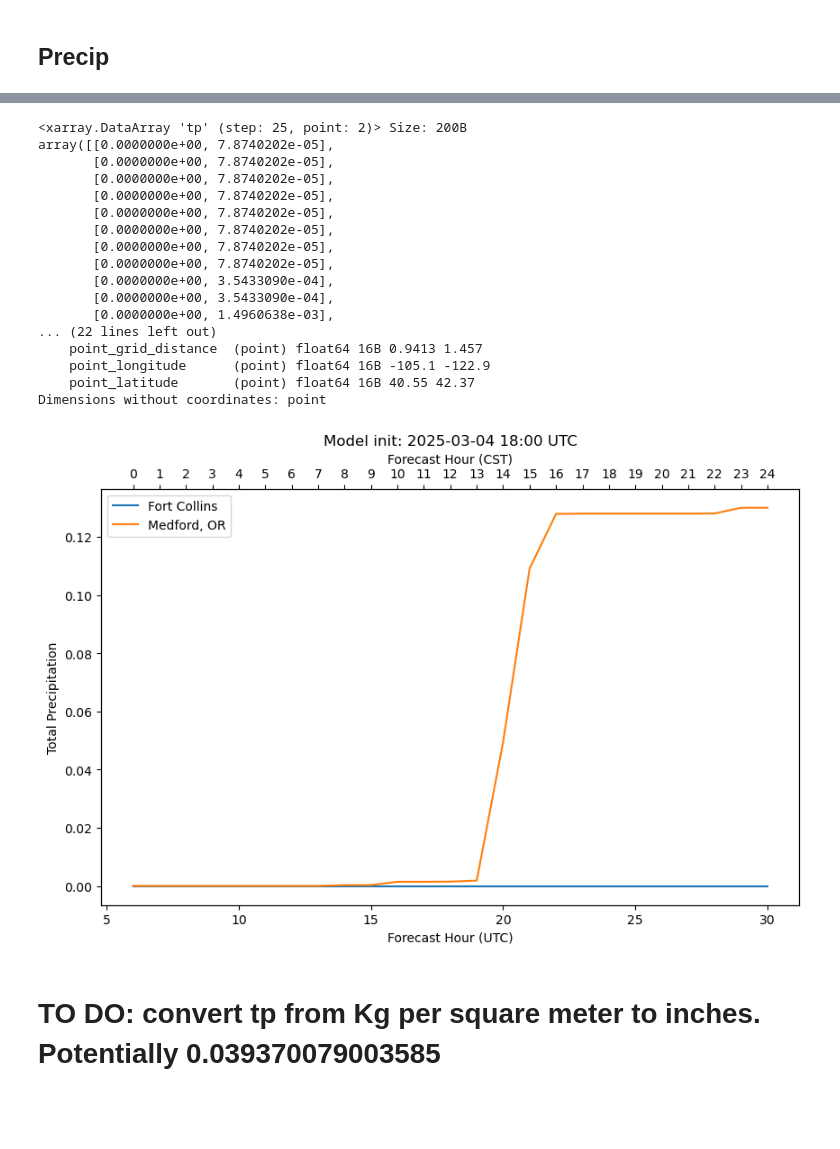
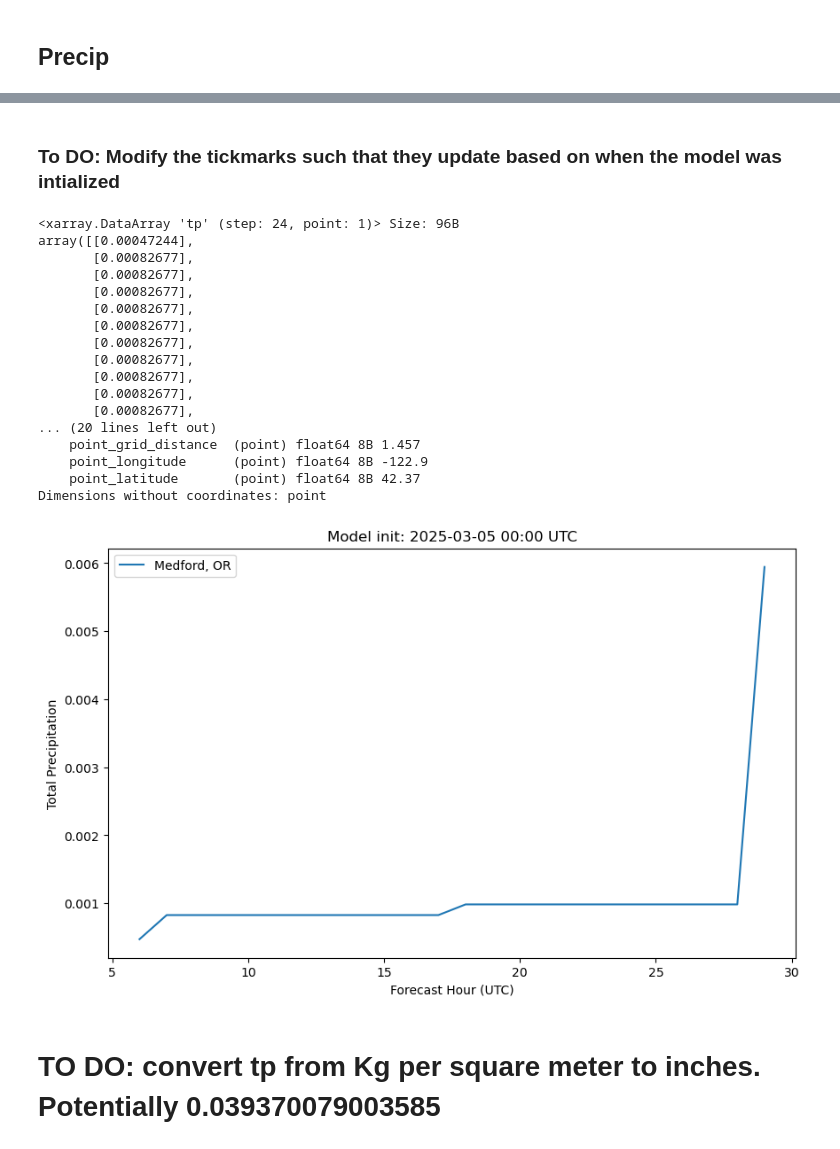
Before and after one commit to jameslarsonclimate/website, a Jupyter notebook: pull_NWP_data.ipynb, the cells around one changed output, grey strips where cells are left out. Drawn from its saved outputs; the diff is of its cells as text; code cells hidden in the pictures; blank space fills up the shorter version.

```diff
--- a/pull_NWP_data.ipynb
+++ b/pull_NWP_data.ipynb
@@ -6,9 +6,20 @@ import matplotlib.pyplot as plt
 import pandas as pd
 import xarray as xr
 import numpy as np
+from datetime import datetime, timedelta
+
 
 # Define the points of interest
-# [Fort Collins, Erie]
-points = pd.DataFrame({"longitude": [-105.082396, -80.172745],
-                       "latitude": [40.548843, 42.083850],
+cityName = "Medford, OR"
+points = pd.DataFrame({"longitude": [-122.873062], # [Medford, OR]
+                       "latitude":  [42.368191],  # [Medford, OR]
                        })
+# points = pd.DataFrame({"longitude": [-105.082396, -122.873062], # [Fort Collins, Medford, OR]
+#                        "latitude":  [40.548843,    42.368191],  # [Fort Collins, Medford, OR]
+#                        })
+
+# forecastInit = get_latest_forecast_cycle()
+forecastInit = pd.Timestamp(2025, 3, 5, 18, 0)
+
+# Use the function to calculate forecast range
+forecastRange = calculate_forecast_range(forecastInit)
@@ -95,19 +104,15 @@ H = FastHerbie(
     [get_latest_forecast_cycle()],
     model="hrrr",
     product="sfc",
-    fxx=list(range(6, 31)),
+    fxx=list(range(6, 30)),
 )
-
-points = pd.DataFrame({"longitude": [-105.082396, -122.873062], # [Fort Collins, Medford, OR]
-                       "latitude": [40.548843, 42.368191],
-                       })
 
 t2m_ds = H.xarray("TMP:2 m above", backend_kwargs={'decode_times':False}
                   ).herbie.pick_points(points, method="nearest")
 
-t2m_ds
+t2m_ds = (t2m_ds['t2m'] - 273.15) * 1.8 + 32
 
-t2m_ds = (t2m_ds['t2m'] - 273.15) * 1.8 + 32
+# t2m_ds
 # %%
 # Create the plot
 fig, ax1 = plt.subplots(figsize=(10, 6))
@@ -178,66 +159,59 @@ H
+# %% [markdown]
+### To DO: Modify the tickmarks such that they update based on when the model was intialized
 # %%
 # Load in the data
 H = FastHerbie(
     [get_latest_forecast_cycle()],
     model="hrrr",
     product="sfc",
-    fxx=list(range(6, 31)),
+    fxx=list(range(5, 30)),
 )
 
 tp = H.xarray("APCP", backend_kwargs={'decode_times':False}
               ).herbie.pick_points(points, method="nearest"
                                    )['tp']
 tp = tp * 0.0393701  # Convert mm (1 kg m^-2 = 1 mm) to inches
+tp = tp[1:] - tp[0]  # Subtract the total precipitation that falls before 06UTC
 tp
 # %% [output]
-<xarray.DataArray 'tp' (step: 25, point: 2)> Size: 200B
-array([[0.0000000e+00, 7.8740202e-05],
-       [0.0000000e+00, 7.8740202e-05],
-       [0.0000000e+00, 7.8740202e-05],
-       [0.0000000e+00, 7.8740202e-05],
-       [0.0000000e+00, 7.8740202e-05],
-       [0.0000000e+00, 7.8740202e-05],
-       [0.0000000e+00, 7.8740202e-05],
-       [0.0000000e+00, 7.8740202e-05],
-       [0.0000000e+00, 3.5433090e-04],
-       [0.0000000e+00, 3.5433090e-04],
-       [0.0000000e+00, 1.4960638e-03],
-... (22 lines left out)
-    point_grid_distance  (point) float64 16B 0.9413 1.457
-    point_longitude      (point) float64 16B -105.1 -122.9
-    point_latitude       (point) float64 16B 40.55 42.37
+<xarray.DataArray 'tp' (step: 24, point: 1)> Size: 96B
+array([[0.00047244],
+       [0.00082677],
+       [0.00082677],
+       [0.00082677],
+       [0.00082677],
+       [0.00082677],
+       [0.00082677],
+       [0.00082677],
+       [0.00082677],
+       [0.00082677],
+       [0.00082677],
+... (20 lines left out)
+    point_grid_distance  (point) float64 8B 1.457
+    point_longitude      (point) float64 8B -122.9
+    point_latitude       (point) float64 8B 42.37
 Dimensions without coordinates: point
 # %%
 
 # Create the plot
 fig, ax1 = plt.subplots(figsize=(10, 6))
 
 # Add title with datetime_index
 plt.title(f"Model init: {get_latest_forecast_cycle().strftime('%Y-%m-%d %H:%M')} UTC")
 
-fort_collins = tp.sel(point=0).values
-city2 = tp.sel(point=1).values
+city2 = tp.sel(point=0).values
 
 # Plot on primary axis (UTC)
-ax1.plot(np.arange(6,31), fort_collins, label='Fort Collins')
-ax1.plot(np.arange(6,31), city2, label='Medford, OR')
+ax1.plot(np.arange(6,30), city2, label='Medford, OR')
 ax1.set_xlabel('Forecast Hour (UTC)')
 ax1.set_ylabel('Total Precipitation')
-
-# Create secondary x-axis for CST
-ax2 = ax1.twiny()
-cst_hours = np.arange(0,25)  # UTC-6
-ax2.set_xlim(ax1.get_xlim())
-ax2.set_xticks(np.arange(6,31))
-ax2.set_xticklabels([str(h-6) for h in range(6,31)])
-ax2.set_xlabel('Forecast Hour (CST)')
 
 # Add legend
 ax1.legend()
 
 plt.show()
 # %% [output]
-[figure, old version]
+[figure, new version]
 # %% [markdown]
 # TO DO: convert tp from Kg per square meter to inches. Potentially 0.039370079003585
 # %% [markdown]
```
Also changed, not shown: parts of 12 cells of this notebook, 4 other files.
